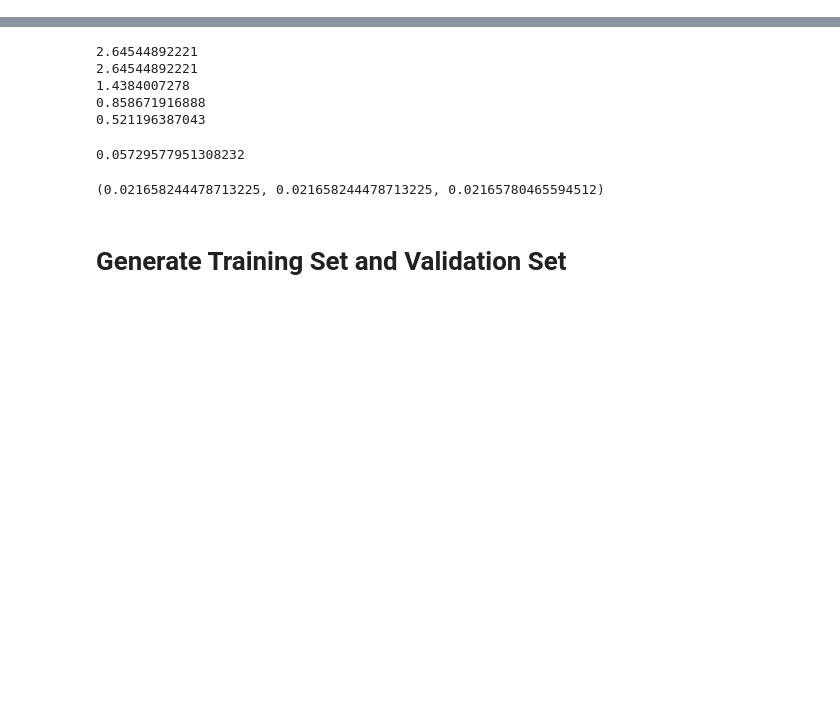
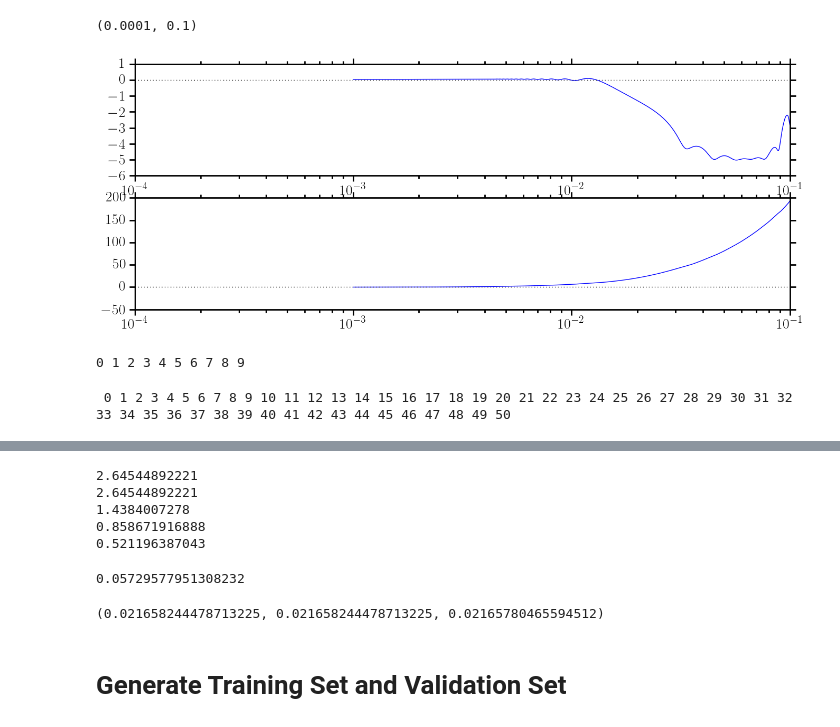
Before and after one commit to benjaminlackey/gpsurrogate, a Jupyter notebook: prototype/FDPrecess.ipynb, the cells around one changed output, grey strips where cells are left out. Drawn from its saved outputs; the diff is of its cells as text; code cells hidden in the pictures; blank space fills up the shorter version.

```diff
--- a/notebooks/InterpolateWaveformSet.ipynb
+++ b/prototype/FDPrecess.ipynb
@@ -58,0 +489,61 @@ def bns_merger_frequency(smallq, lambda1, lambda2):
+# %%
+hs = [trainset[i] for i in range(len(trainset))]
+fig, (ax1, ax2) = plt.subplots(2, figsize=(16, 6))
+plot_waveforms_fd(ax1, ax2, [dhf])
+ax1.axhline(0, ls=':', c='k', lw=1)
+ax2.axhline(0, ls=':', c='k', lw=1)
+#ax1.set_yscale('log')
+#ax1.set_ylim(-0.5, 0.5)
+ax1.set_xlim(1.0e-4, 0.1)
+ax2.set_xlim(1.0e-4, 0.1)
+# %% [output]
+(0.0001, 0.1)
+[figure, added]
+# %%
+# Parameters for the training set
+Ndata = 10
+limits = np.array([[0.5, 1.0], [-0.4, 0.4], [-0.4, 0.4], [-0.4, 0.4],
+                   [-0.4, 0.4], [-0.4, 0.4], [-0.4, 0.4], [0, 5000], [0, 5000]])
+params = gpr.latin_hypercube(Ndata, limits)
+
+filename = '../data/precess_training_set.hdf5'
+
+trainset = make_td_vs_fd_waveform_set(filename, params,
+                               mf_lower, delta_tbym, tbym_tot,
+                               mfon_end, mfoff_start, mfoff_end,
+                               mftrunc_start,
+                               href_delta_mf,
+                               mffit_start, mffit_end,
+                               htapproximant='SpinTaylorT4', hfrefapproximant='IMRPhenomP')
+
+trainset.close()
+# %% [output]
+0 1 2 3 4 5 6 7 8 9
+# %%
+# Generate the validation set
+q = 0.6
+spin1x = -0.3
+spin1y = 0.35
+spin1z = 0.29
+spin2x = 0.22
+spin2y = -0.35
+spin2z = -0.17
+lambda1 = 1000.0
+lambda2 = 1000.0
+
+s1zs = np.linspace(-0.4, 0.4, 51)
+
+
+params = np.array([[q, spin1x, spin1y, s1z, spin2x, spin2y, spin2z, lambda1, lambda2] for s1z in s1zs])
+
+filename = '../data/precess_validation_set.hdf5'
+
+validset = make_t4_vs_f2_training_set(filename, params,
+                               mf_lower, delta_tbym, tbym_tot,
+                               mfon_end, mfoff_start, mfoff_end,
+                               mftrunc_start,
+                               href_delta_mf,
+                               mffit_start, mffit_end)
+validset.close()
+# %% [output]
+ 0 1 2 3 4 5 6 7 8 9 10 11 12 13 14 15 16 17 18 19 20 21 22 23 24 25 26 27 28 29 30 31 32 33 34 35 36 37 38 39 40 41 42 43 44 45 46 47 48 49 50
```
Also changed, not shown: parts of 75 cells of this notebook, 8 other files.
